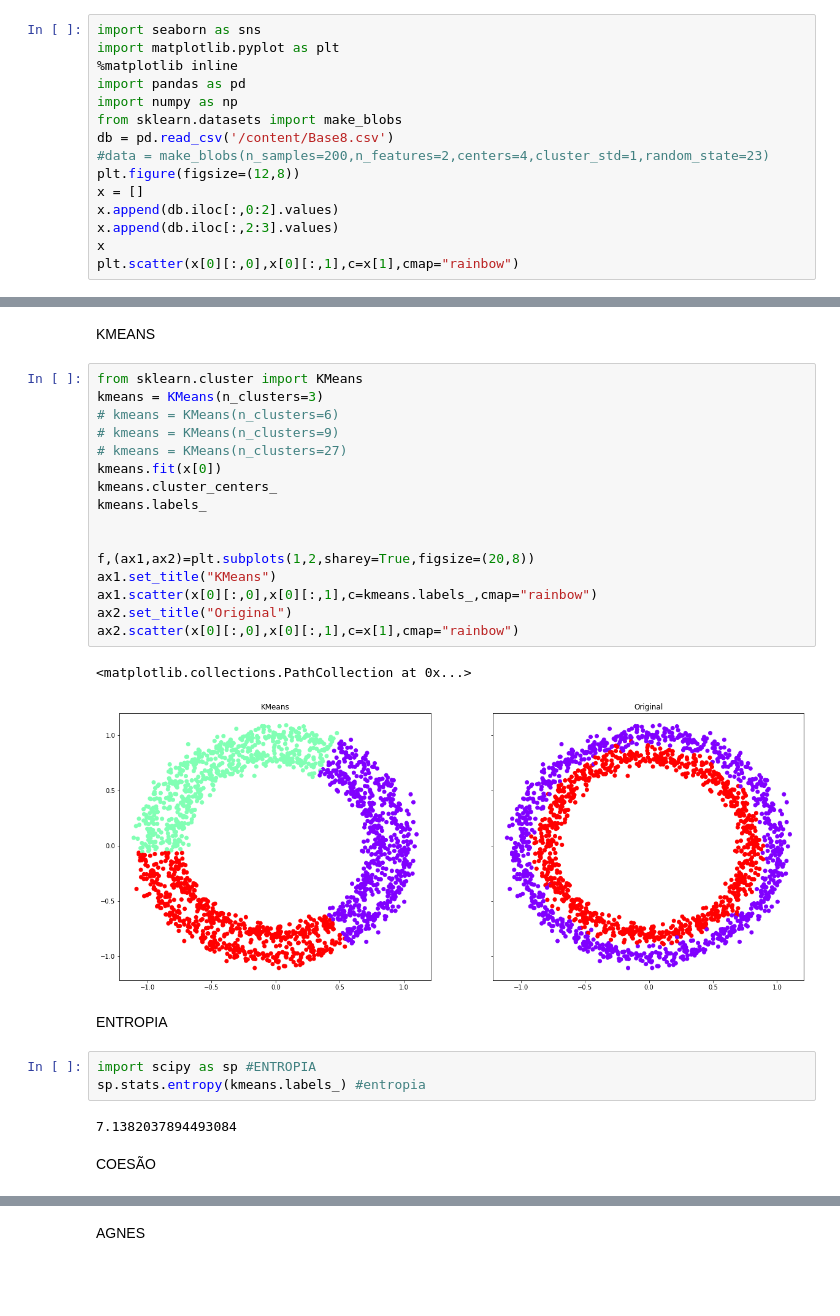
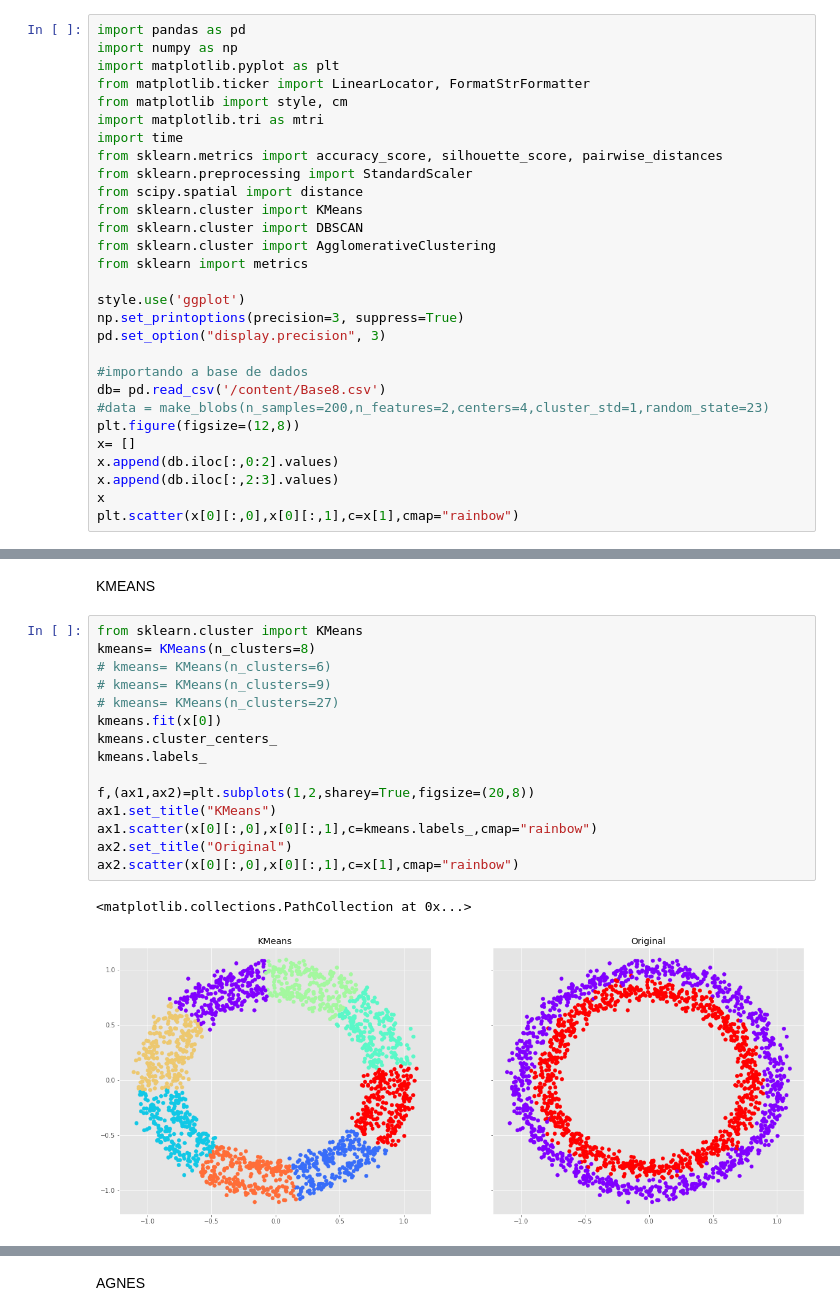
Before and after one commit to EllenBonafin/machine-learning-clusterr, a Jupyter notebook: ML2.ipynb, the cells around one changed output, grey strips where cells are left out. Saved outputs shown, nothing was run; the diff lists cells and outputs as text; blank space fills up the shorter version.

```diff
--- a/ML2.ipynb
+++ b/ML2.ipynb
@@ -3,16 +3,30 @@
 # %% [markdown]
 IMPORTANDO
 # %%
-import seaborn as sns
-import matplotlib.pyplot as plt
-%matplotlib inline
 import pandas as pd
 import numpy as np
-from sklearn.datasets import make_blobs
-db = pd.read_csv('/content/Base8.csv')
+import matplotlib.pyplot as plt
+from matplotlib.ticker import LinearLocator, FormatStrFormatter
+from matplotlib import style, cm
+import matplotlib.tri as mtri
+import time
+from sklearn.metrics import accuracy_score, silhouette_score, pairwise_distances
+from sklearn.preprocessing import StandardScaler
+from scipy.spatial import distance
+from sklearn.cluster import KMeans
+from sklearn.cluster import DBSCAN
+from sklearn.cluster import AgglomerativeClustering
+from sklearn import metrics
+
+style.use('ggplot')
+np.set_printoptions(precision=3, suppress=True)
+pd.set_option("display.precision", 3)
+
+#importando a base de dados
+db= pd.read_csv('/content/Base8.csv')
 #data = make_blobs(n_samples=200,n_features=2,centers=4,cluster_std=1,random_state=23)
 plt.figure(figsize=(12,8))
-x = []
+x= []
 x.append(db.iloc[:,0:2].values)
 x.append(db.iloc[:,2:3].values)
 x
@@ -24,29 +102,19 @@ plt.scatter(x[0][:,0],x[0][:,1],c=x[1],cmap="rainbow")
 KMEANS
 # %%
 from sklearn.cluster import KMeans
-kmeans = KMeans(n_clusters=3)
-# kmeans = KMeans(n_clusters=6)
-# kmeans = KMeans(n_clusters=9)
-# kmeans = KMeans(n_clusters=27)
+kmeans= KMeans(n_clusters=8)
+# kmeans= KMeans(n_clusters=6)
+# kmeans= KMeans(n_clusters=9)
+# kmeans= KMeans(n_clusters=27)
 kmeans.fit(x[0])
 kmeans.cluster_centers_
 kmeans.labels_
-
 
 f,(ax1,ax2)=plt.subplots(1,2,sharey=True,figsize=(20,8))
 ax1.set_title("KMeans")
 ax1.scatter(x[0][:,0],x[0][:,1],c=kmeans.labels_,cmap="rainbow")
 ax2.set_title("Original")
 ax2.scatter(x[0][:,0],x[0][:,1],c=x[1],cmap="rainbow")
 # %% [output]
 <matplotlib.collections.PathCollection at 0x...>
-[figure, old version]
+[figure, new version]
-# %% [markdown]
-ENTROPIA
-# %%
-import scipy as sp #ENTROPIA
-sp.stats.entropy(kmeans.labels_) #entropia
-# %% [output]
-7.1382037894493084
-# %% [markdown]
-COESÃO
```
Also changed, not shown: parts of 31 cells of this notebook.
